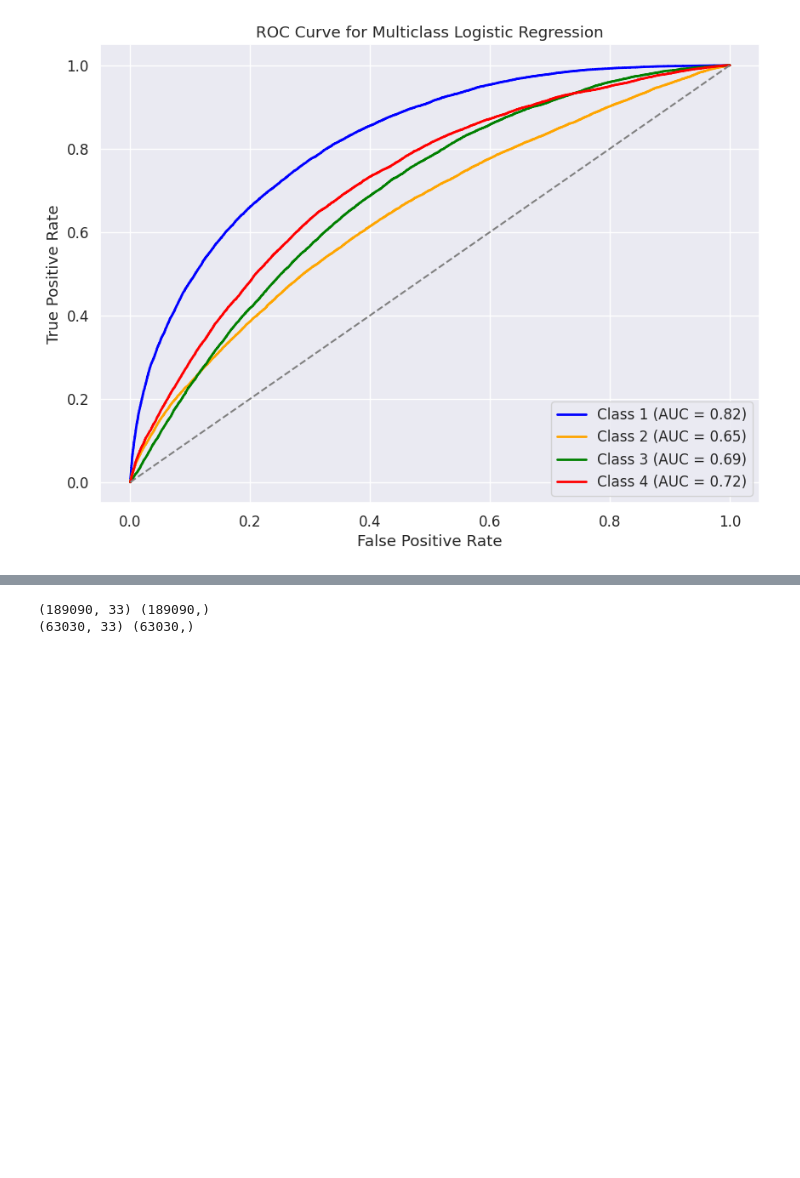
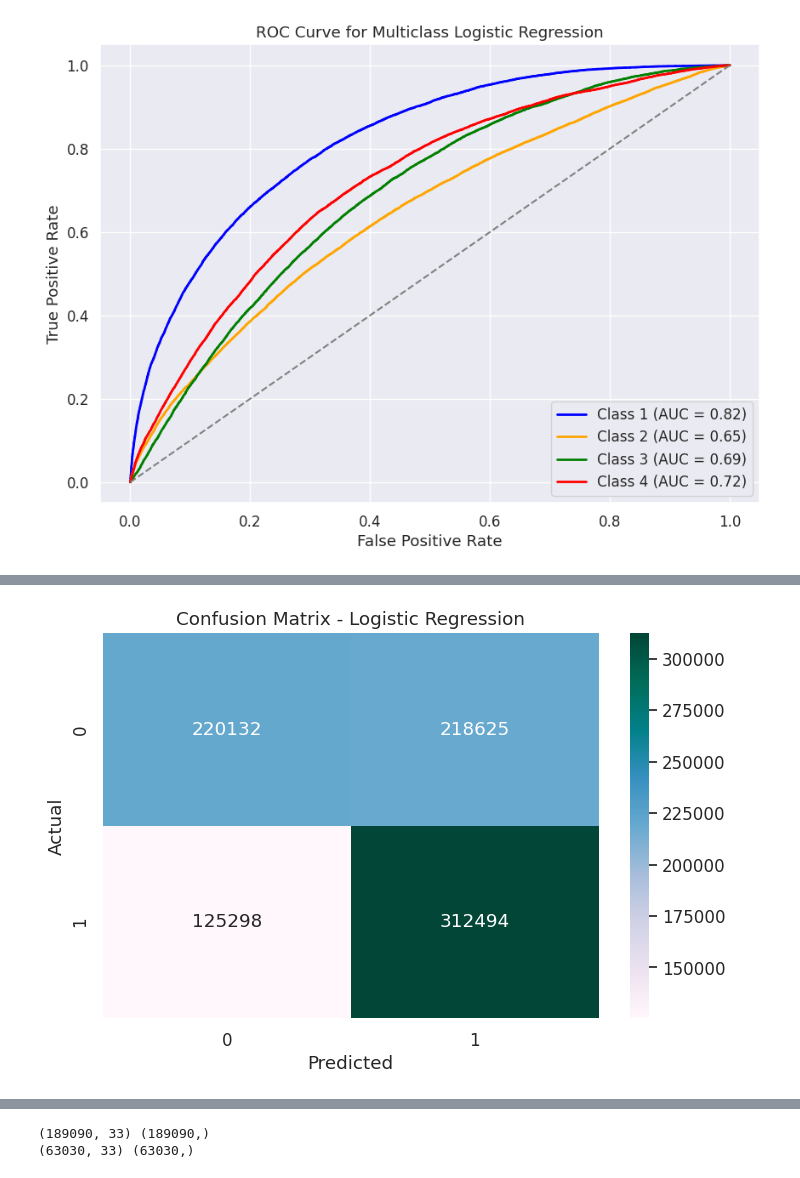
Before and after one commit to burakbasher/team12-Accident-Probability, a Jupyter notebook: data-preprocess/severity-prediction.ipynb, the cells around one changed output, grey strips where cells are left out. Saved outputs shown, nothing was run; the diff lists cells and outputs as text; code cells hidden in the pictures; blank space fills up the shorter version.

```diff
--- a/data-preprocess/severity-prediction.ipynb
+++ b/data-preprocess/severity-prediction.ipynb
@@ -1210,0 +1278,9 @@ Name: count, dtype: int64
+# %%
+# Split dataset into features and target
+X = df_sample_merged.drop(columns=["Severity"])
+y = df_sample_merged["Severity"]
+
+# Train-test split
+X_train, X_test, y_train, y_test = train_test_split(X, y, test_size=0.3, random_state=42)
+print(f"Training set shape: {X_train.shape}, {y_train.shape}")
+print(f"Test set shape: {X_test.shape}, {y_test.shape}")
@@ -1210,0 +1290,19 @@ Name: count, dtype: int64
+# %%
+# Logistic Regression model with GridSearchCV
+lr_merged = LogisticRegression(random_state=42, max_iter=500, class_weight='balanced')
+params = {"solver": ["newton-cg", "sag", "saga", "liblinear"]}
+
+grid_merged = GridSearchCV(
+    lr_merged,
+    params,
+    n_jobs=1,
+    pre_dispatch="2*n_jobs",
+    verbose=5,
+    cv=3
+)
+grid_merged.fit(X_train, y_train)
+
+print("Best parameters scores:")
+print(grid_merged.best_params_)
+print("Train score:", grid.score(X_train, y_train))
+print("Validation score:", grid.score(X_test, y_test))
@@ -1210,0 +1327,16 @@ Name: count, dtype: int64
+# %%
+# Predictions
+best_log_reg = grid_merged.best_estimator_
+y_pred = best_log_reg.predict(X_test)
+# %%
+# Confusion Matrix
+confmat = confusion_matrix(y_true=y_test, y_pred=y_pred)
+plt.figure(figsize=(8, 5))
+sns.heatmap(confmat, annot=True, fmt="d", cmap="PuBuGn")
+plt.title("Confusion Matrix - Logistic Regression")
+plt.xlabel("Predicted")
+plt.ylabel("Actual")
+plt.savefig('4_class_logistic_regression_confusion_matrix.png', dpi=300)
+plt.show()
+# %% [output]
+[figure, added]
```
Also changed, not shown: parts of 45 cells of this notebook.
